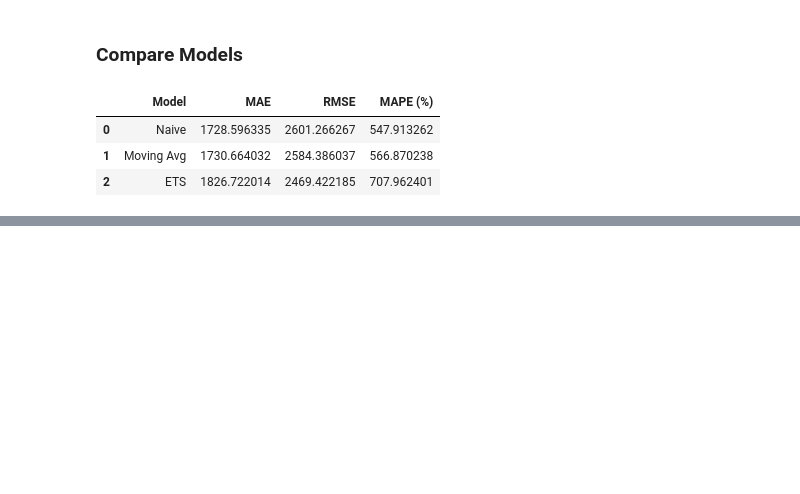
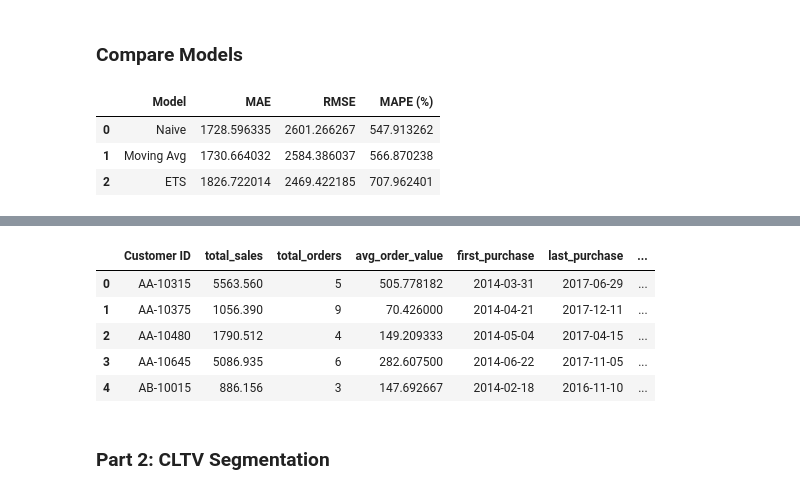
Before and after one commit to pnistha11/retailinsights360, a Jupyter notebook: RetailInsights360.ipynb, the cells around one changed output, grey strips where cells are left out. Saved outputs shown, nothing was run; the diff lists cells and outputs as text; code cells hidden in the pictures; blank space fills up the shorter version.

```diff
--- a/RetailInsights360.ipynb
+++ b/RetailInsights360.ipynb
@@ -778,0 +806,44 @@ results
+# %%
+import pandas as pd
+
+df = superstore_cleaned.copy()
+
+# Convert Order Date
+df['Order Date'] = pd.to_datetime(df['Order Date'])
+
+# Aggregate customer metrics
+cltv_df = df.groupby('Customer ID').agg(
+    total_sales=('Sales', 'sum'),
+    total_orders=('Order ID', 'nunique'),
+    avg_order_value=('Sales', 'mean'),
+    first_purchase=('Order Date', 'min'),
+    last_purchase=('Order Date', 'max')
+).reset_index()
+
+# Customer lifespan (in years)
+cltv_df['lifespan_years'] = (
+    (cltv_df['last_purchase'] - cltv_df['first_purchase']).dt.days / 365
+).clip(lower=0.1)
+
+# Purchase frequency
+cltv_df['purchase_frequency'] = (
+    cltv_df['total_orders'] / cltv_df['lifespan_years']
+)
+
+# Historical CLTV
+cltv_df['cltv'] = (
+    cltv_df['avg_order_value'] *
+    cltv_df['purchase_frequency'] *
+    cltv_df['lifespan_years']
+)
+
+cltv_df.head()
+# %% [output]
+|  | Customer ID | total_sales | total_orders | avg_order_value | first_purchase | last_purchase | ... |
+| 0 | AA-10315 | 5563.560 | 5 | 505.778182 | 2014-03-31 | 2017-06-29 | ... |
+| 1 | AA-10375 | 1056.390 | 9 | 70.426000 | 2014-04-21 | 2017-12-11 | ... |
+| 2 | AA-10480 | 1790.512 | 4 | 149.209333 | 2014-05-04 | 2017-04-15 | ... |
+| 3 | AA-10645 | 5086.935 | 6 | 282.607500 | 2014-06-22 | 2017-11-05 | ... |
+| 4 | AB-10015 | 886.156 | 3 | 147.692667 | 2014-02-18 | 2016-11-10 | ... |
+# %% [markdown]
+### Part 2: CLTV Segmentation
```
Also changed, not shown: parts of 16 cells of this notebook.
